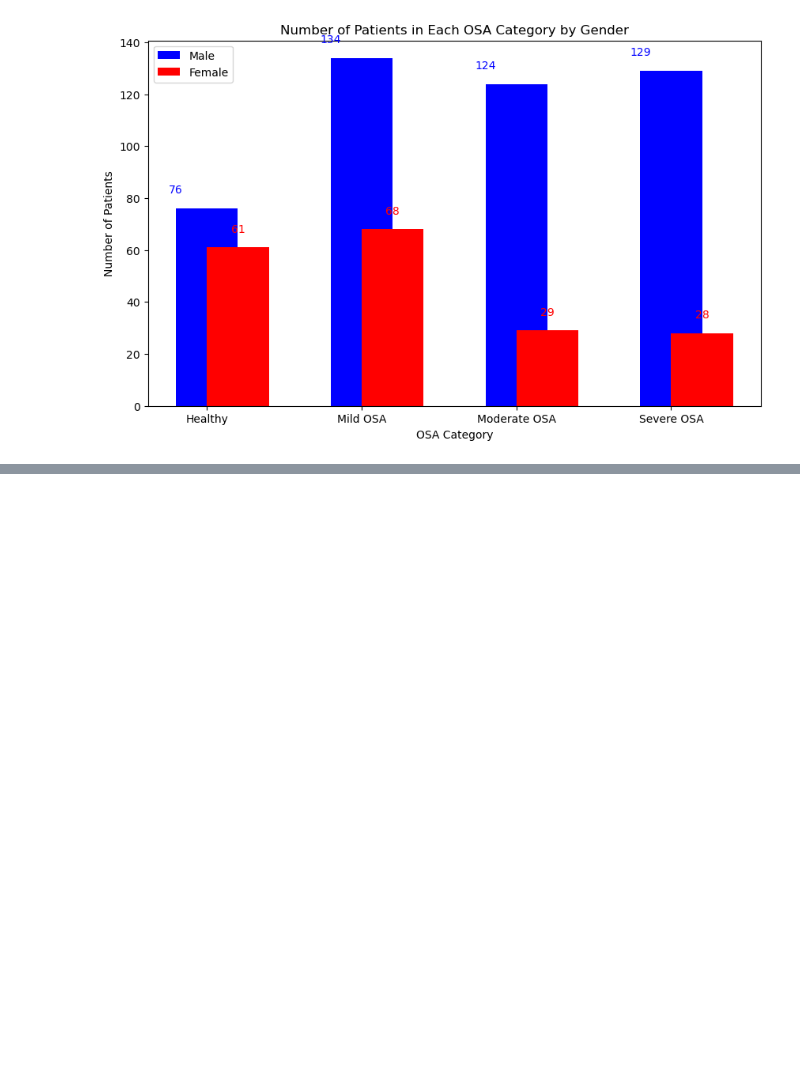
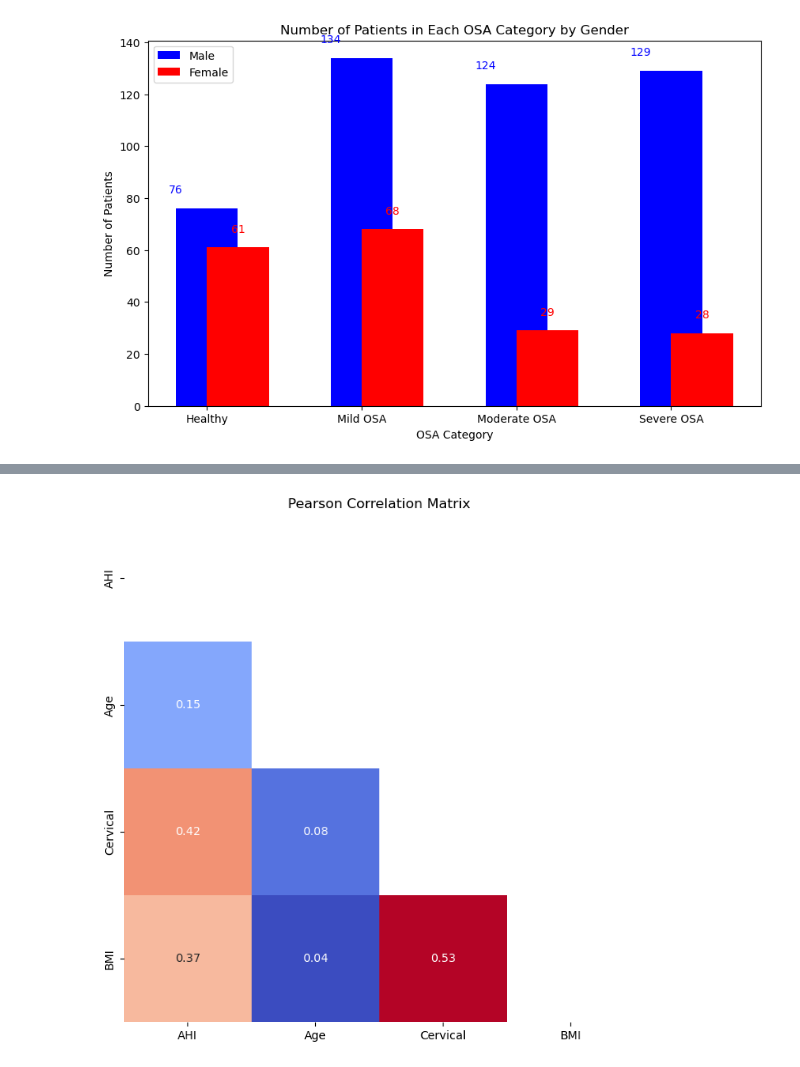
Before and after one commit to VicBracke/_Repo_ML_Project, a Jupyter notebook: OSA_CaseStudy/2_Exploratory_Data_Analysis.ipynb, the cells around one changed output, grey strips where cells are left out. Cells and saved outputs as stored; diff of their text form; code cells hidden in the pictures; blank space fills up the shorter version.

```diff
--- a/OSA_CaseStudy/2_Exploratory_Data_Analysis.ipynb
+++ b/OSA_CaseStudy/2_Exploratory_Data_Analysis.ipynb
@@ -609,0 +654,8 @@ plt.show()
+# %%
+# Plot the Pearson correlation matrix of corr_matrix_reg
+plt.figure(figsize=(8, 8))
+sns.heatmap(corr_matrix_reg, annot=True, fmt='.2f', mask=np.triu(corr_matrix_reg), cbar=False, cmap='coolwarm')
+plt.title('Pearson Correlation Matrix')
+plt.show()
+# %% [output]
+[figure, added]
```
Also changed, not shown: parts of 8 cells of this notebook.
